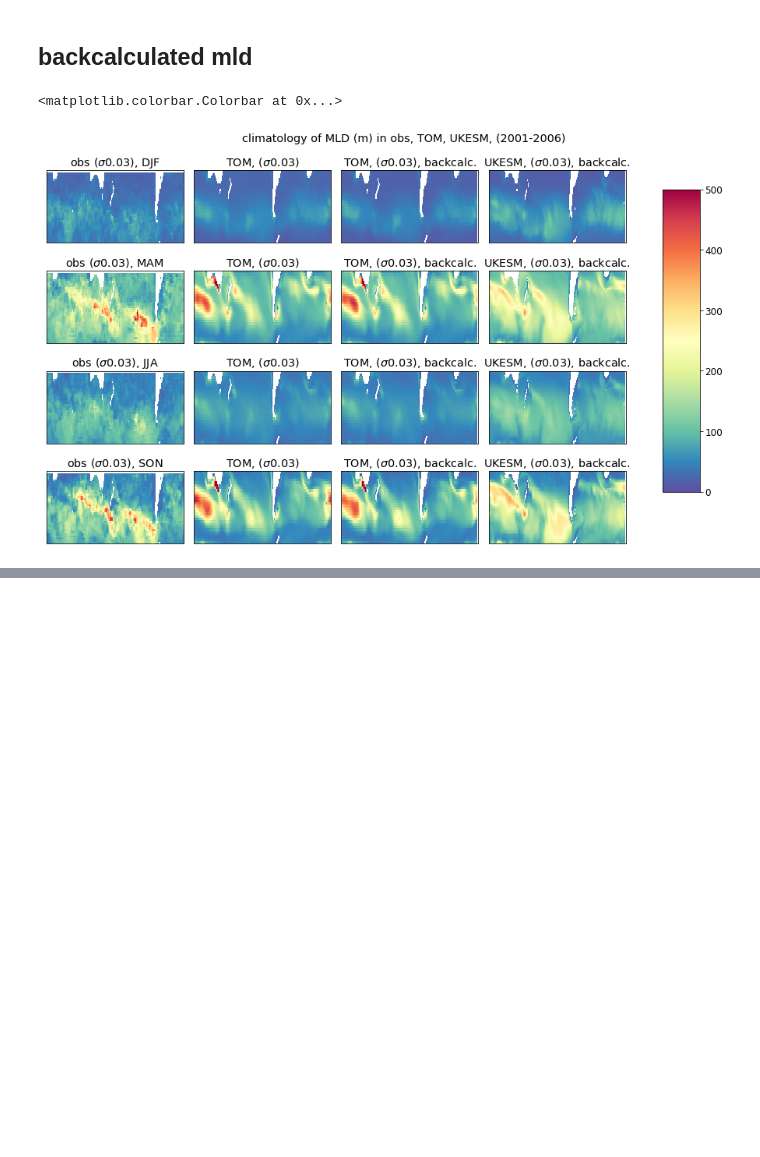
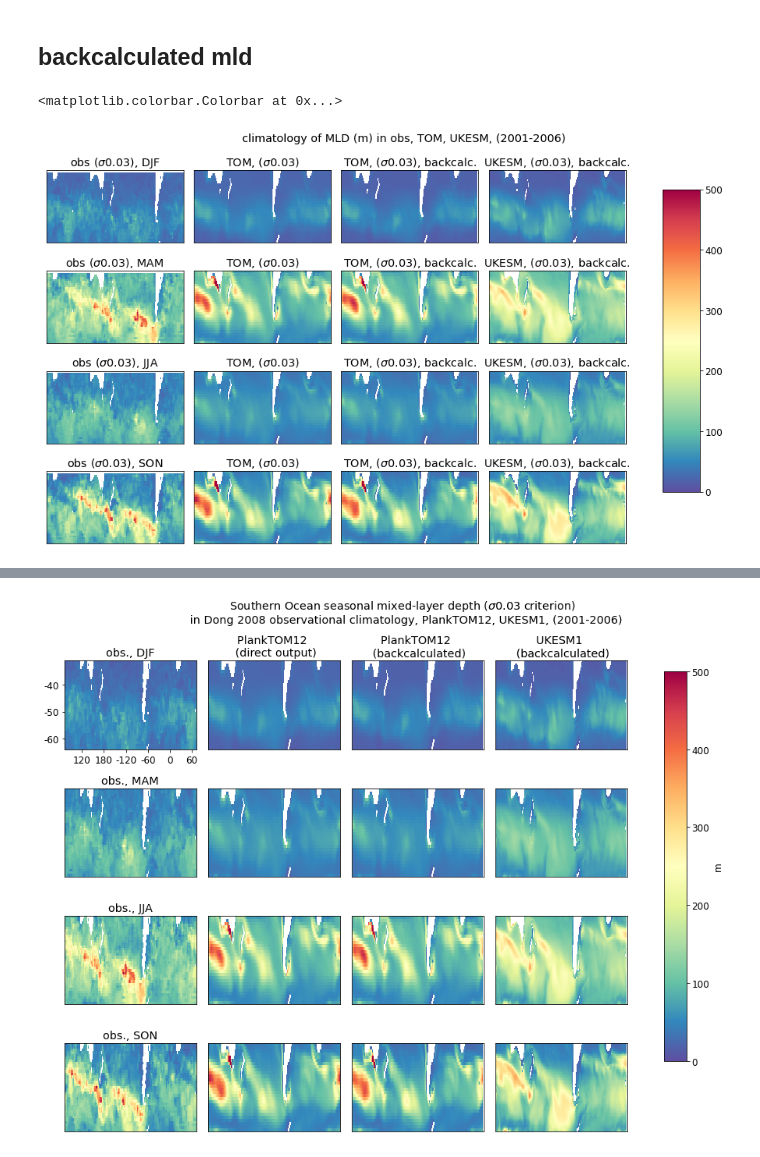
Before and after one commit to tjarnikova/SOZONE, a Jupyter notebook: windAnalyis/oceanFields/observational_MLD.ipynb, the cells around one changed output, grey strips where cells are left out. Drawn from its saved outputs; the diff is of its cells as text; code cells hidden in the pictures; blank space fills up the shorter version.

```diff
--- a/windAnalyis/oceanFields/observational_MLD.ipynb
+++ b/windAnalyis/oceanFields/observational_MLD.ipynb
@@ -801,3 +863,5 @@ fig.colorbar(q, cax=cbar_ax)
 # %% [output]
 <matplotlib.colorbar.Colorbar at 0x...>
 [figure]
+# %%
+w_seas = w_masked.MLD.groupby('time_counter.season').mean()
@@ -803,0 +897,82 @@ fig.colorbar(q, cax=cbar_ax)
+# %%
+lonlab = np.roll(w_seas.lon,-72)
+labs = []
+inds = []
+for i in range(0,360,60):
+    xti = np.where(lonlab == i)
+    inds.append(xti[0][0])
+    lon = i
+    if lon > 180:
+        lon = lon-360
+    labs.append(lon)
+
+latlab = w_seas.lat
+print(latlab)
+labslat = []
+indslat = []
+for i in range(-60,-30,10):
+    xti = np.where(latlab == i - 0.5)
+    indslat.append(int(xti[0][0]))
+    lat = i
+    labslat.append(lat)
+
+fact = 1.1
+fig, axs = plt.subplots(4,4, figsize=(12*fact, 9*fact), facecolor='w', edgecolor='k')
+axs = axs.ravel()
+
+w_seas = w_masked.MLD.groupby('time_counter.season')
+
+# TJ_1AA6 = TJ_1AA6_mld.somxl030.groupby('time_counter.season').mean().sel(y = slice(22,50))
+# TJ_1AA6[TJ_1AA6 == 0] = np.nan
+
+# TJ_1AA6_01 = tom_bc.MLD_03.groupby('time_counter.season').mean().sel(y = slice(22,50))
+# TJ_1AA6_01[TJ_1AA6_01 == 0] = np.nan
+
+# ukesm_01 = ukesm_bc.MLD_03.groupby('time_counter.season').mean().sel(y = slice(85,140))
+
+seas = ['DJF', 'MAM', 'JJA', 'SON']
+for i in range(0,4):
+
+    w_seas = w_masked.MLD.sel(time_counter=(w_masked['time_counter.season'] == seas[i])).\
+    groupby('time_counter.season').mean()
+    w_seas_f = np.roll(w_seas[0,:,:],-72)
+    q = axs[i*4].pcolormesh(w_seas_f, vmin = 0, vmax = 500, cmap = 'Spectral_r')
+    axs[i*4].set_ylim([25,58])
+    axs[i*4].set_title(f'obs., {seas[i]}')
+    axs[0].set_xticks(inds)
+    axs[0].set_xticklabels(labs)
+    axs[0].set_yticks(indslat)
+    axs[0].set_yticklabels(labslat)
+
+    TJ_1AA6 = TJ_1AA6_mld.somxl030.sel(time_counter=(TJ_1AA6_mld['time_counter.season'] == seas[i])).\
+    groupby('time_counter.season').mean().sel(y = slice(22,50)).values
+    TJ_1AA6 = TJ_1AA6[0,:,:]
+    TJ_1AA6[np.where(TJ_1AA6 == 0)] = np.nan
+    q = axs[i*4+1].pcolormesh(TJ_1AA6[:,:], vmin = 0, vmax = 500, cmap = 'Spectral_r')
+    axs[0*4+1].set_title(f'PlankTOM12 \n (direct output)')
+
+    TJ_1AA6 = tom_bc.MLD_03.sel(time_counter=(tom_bc['time_counter.season'] == seas[i])).\
+    groupby('time_counter.season').mean().sel(y = slice(22,50)).values
+    TJ_1AA6 = TJ_1AA6[0,:,:]
+    TJ_1AA6[np.where(TJ_1AA6 == 0)] = np.nan
+    q = axs[i*4+2].pcolormesh(TJ_1AA6[:,:], vmin = 0, vmax = 500, cmap = 'Spectral_r')
+    axs[0*4+2].set_title(f'PlankTOM12 \n (backcalculated)')
+
+    TJ_1AA6 = ukesm_bc.MLD_03.sel(time_counter=(ukesm_bc['time_counter.season'] == seas[i])).\
+    groupby('time_counter.season').mean().sel(y = slice(85,140)).values
+    TJ_1AA6 = TJ_1AA6[0,:,:]
+    TJ_1AA6[np.where(TJ_1AA6 == 0)] = np.nan
+    q = axs[i*4+3].pcolormesh(TJ_1AA6[:,:], vmin = 0, vmax = 500, cmap = 'Spectral_r')
+    axs[0*4+3].set_title(f'UKESM1 \n (backcalculated)')
+
+for i in range(1,16):
+    axs[i].set_xticks([])
+    axs[i].set_yticks([])
+
+plt.suptitle('Southern Ocean seasonal mixed-layer depth ($\sigma$0.03 criterion)  \n in Dong 2008 observational climatology, PlankTOM12, UKESM1, (2001-2006)')
+plt.tight_layout()
+
+fig.subplots_adjust(right=0.8)
+cbar_ax = fig.add_axes([0.85, 0.15, 0.03, 0.7])
+fig.colorbar(q, cax=cbar_ax, label = 'm')
+# %% [output]
@@ -803,0 +997 @@ fig.colorbar(q, cax=cbar_ax)
+[figure, added]
```
Also changed, not shown: parts of 6 cells of this notebook, 3 other files.
